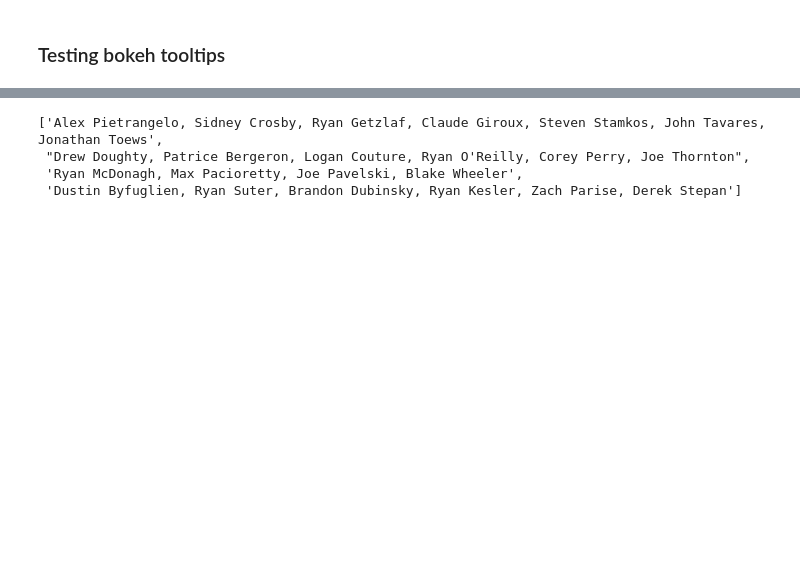
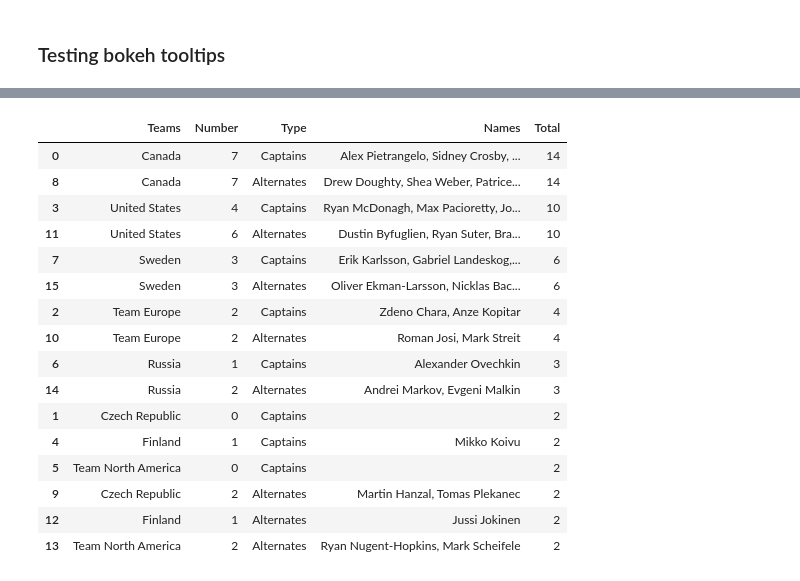
Before and after one commit to agalea91/world-cup-of-hockey, a Jupyter notebook: 2016 World Cup Hockey Captains .ipynb, the cells around one changed output, grey strips where cells are left out. Cells and saved outputs as stored; diff of their text form; code cells hidden in the pictures; blank space fills up the shorter version.

```diff
--- a/2016 World Cup Hockey Captains .ipynb
+++ b/2016 World Cup Hockey Captains .ipynb
@@ -393,20 +416,33 @@ df
 # %%
 df = pd.DataFrame()
 df['Teams'] = teams * 2
 df['Number'] = [c[0] for c in N_captains] + [c[1] for c in N_captains]
-df['Type'] = ['Captains'] * 8 + ['Assistants'] * 8
+df['Type'] = ['Captains'] * 8 + ['Alternates'] * 8
 df['Names'] = [', '.join(c[0]) for c in captains] +\
               [', '.join(c[1]) for c in captains]
 totals = df.groupby('Teams').sum()
 totals = dict(zip(totals.index, totals.Number))
 df['Total'] = df.Teams.map(totals)
 df.sort_values(by='Total', ascending=False, inplace=True)
 df
 # %% [output]
-['Alex Pietrangelo, Sidney Crosby, Ryan Getzlaf, Claude Giroux, Steven Stamkos, John Tavares, Jonathan Toews',
- "Drew Doughty, Patrice Bergeron, Logan Couture, Ryan O'Reilly, Corey Perry, Joe Thornton",
- 'Ryan McDonagh, Max Pacioretty, Joe Pavelski, Blake Wheeler',
- 'Dustin Byfuglien, Ryan Suter, Brandon Dubinsky, Ryan Kesler, Zach Parise, Derek Stepan']
+|  | Teams | Number | Type | Names | Total |
+| 0 | Canada | 7 | Captains | Alex Pietrangelo, Sidney Crosby, ... | 14 |
+| 8 | Canada | 7 | Alternates | Drew Doughty, Shea Weber, Patrice... | 14 |
+| 3 | United States | 4 | Captains | Ryan McDonagh, Max Pacioretty, Jo... | 10 |
+| 11 | United States | 6 | Alternates | Dustin Byfuglien, Ryan Suter, Bra... | 10 |
+| 7 | Sweden | 3 | Captains | Erik Karlsson, Gabriel Landeskog,... | 6 |
+| 15 | Sweden | 3 | Alternates | Oliver Ekman-Larsson, Nicklas Bac... | 6 |
+| 2 | Team Europe | 2 | Captains | Zdeno Chara, Anze Kopitar | 4 |
+| 10 | Team Europe | 2 | Alternates | Roman Josi, Mark Streit | 4 |
+| 6 | Russia | 1 | Captains | Alexander Ovechkin | 3 |
+| 14 | Russia | 2 | Alternates | Andrei Markov, Evgeni Malkin | 3 |
+| 1 | Czech Republic | 0 | Captains |  | 2 |
+| 4 | Finland | 1 | Captains | Mikko Koivu | 2 |
+| 5 | Team North America | 0 | Captains |  | 2 |
+| 9 | Czech Republic | 2 | Alternates | Martin Hanzal, Tomas Plekanec | 2 |
+| 12 | Finland | 1 | Alternates | Jussi Jokinen | 2 |
+| 13 | Team North America | 2 | Alternates | Ryan Nugent-Hopkins, Mark Scheifele | 2 |
 # %%
 # source = ColumnDataSource(df)
 
```
Also changed, not shown: parts of 16 cells of this notebook, 5 other files.
